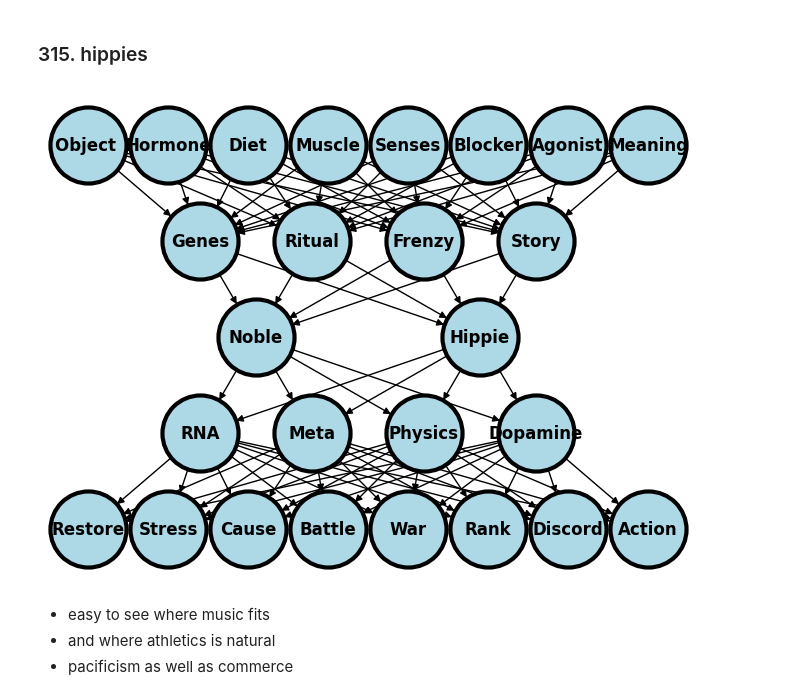
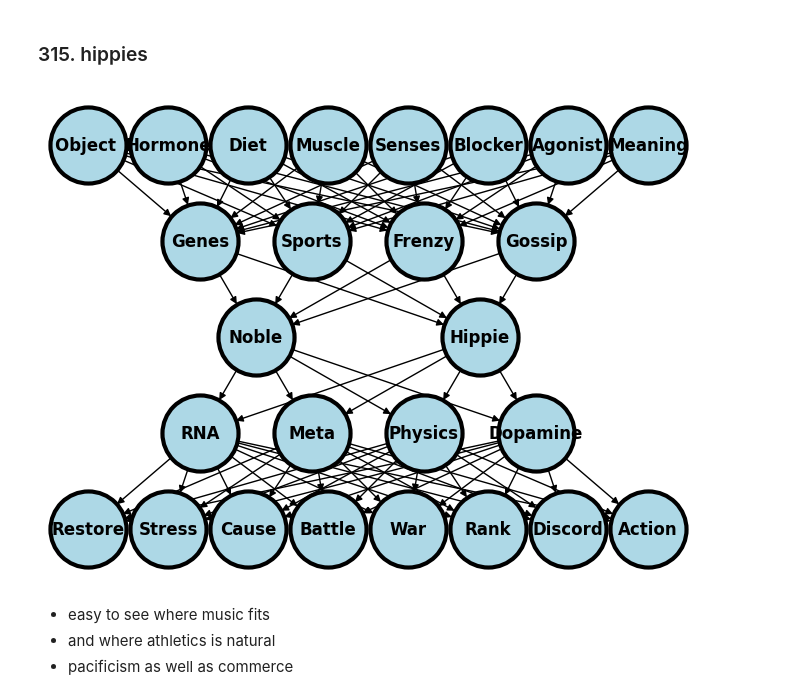
Before and after one commit to muzaale/book, a Jupyter notebook: _build/jupyter_execute/bilowozo.ipynb, the cells around one changed output. Drawn from its saved outputs; the diff is of its cells as text; code cells hidden in the pictures.

Commit message:
hierarchy: nobel vs. hippie

```diff
--- a/_build/jupyter_execute/bilowozo.ipynb
+++ b/_build/jupyter_execute/bilowozo.ipynb
@@ -6814,9 +6814,9 @@ G.add_node("Agonist",  pos = (6, 5) )
 G.add_node("Meaning",  pos = (7, 5) )
 
 G.add_node("Genes",  pos = (1.4, 4) )
-G.add_node("Ritual",  pos = (2.8, 4) )
+G.add_node("Sports",  pos = (2.8, 4) )
 G.add_node("Frenzy",  pos = (4.2, 4) )
-G.add_node("Story",  pos = (5.6, 4) )
+G.add_node("Gossip",  pos = (5.6, 4) )
 
 G.add_node("Noble",  pos = (2.1, 3) )
 G.add_node("Hippie",  pos = (4.9, 3) )
@@ -6836,50 +6836,50 @@ G.add_node("Rank",  pos = (5, 1) )
 G.add_node("Discord",  pos = (6, 1) )
 G.add_node("Action",  pos = (7, 1) )
 
-G.add_edges_from([ ("Object ", "Genes"),  ("Object ", "Ritual"),  ("Object ", "Frenzy"),  ("Object ", "Story")])
-G.add_edges_from([ ("Hormone", "Genes"),  ("Hormone", "Ritual"),  ("Hormone", "Frenzy"),  ("Hormone", "Story")])
-G.add_edges_from([ ("Diet", "Genes"),  ("Diet", "Ritual"),  ("Diet", "Frenzy"),  ("Diet", "Story")])
-G.add_edges_from([ ("Muscle", "Genes"),  ("Muscle", "Ritual"),  ("Muscle", "Frenzy"),  ("Muscle", "Story")])
-G.add_edges_from([ ("Senses", "Genes"),  ("Senses", "Ritual"),  ("Senses", "Frenzy"),  ("Senses", "Story")])
-G.add_edges_from([ ("Blocker", "Genes"),  ("Blocker", "Ritual"),  ("Blocker", "Frenzy"),  ("Blocker", "Story")])
-G.add_edges_from([ ("Agonist", "Genes"),  ("Agonist", "Ritual"),  ("Agonist", "Frenzy"),  ("Agonist", "Story")])
-G.add_edges_from([ ("Meaning", "Genes"),  ("Meaning", "Ritual"),  ("Meaning", "Frenzy"),  ("Meaning", "Story")])
+G.add_edges_from([ ("Object ", "Genes"),  ("Object ", "Sports"),  ("Object ", "Frenzy"),  ("Object ", "Gossip")])
+G.add_edges_from([ ("Hormone", "Genes"),  ("Hormone", "Sports"),  ("Hormone", "Frenzy"),  ("Hormone", "Gossip")])
+G.add_edges_from([ ("Diet", "Genes"),  ("Diet", "Sports"),  ("Diet", "Frenzy"),  ("Diet", "Gossip")])
+G.add_edges_from([ ("Muscle", "Genes"),  ("Muscle", "Sports"),  ("Muscle", "Frenzy"),  ("Muscle", "Gossip")])
+G.add_edges_from([ ("Senses", "Genes"),  ("Senses", "Sports"),  ("Senses", "Frenzy"),  ("Senses", "Gossip")])
+G.add_edges_from([ ("Blocker", "Genes"),  ("Blocker", "Sports"),  ("Blocker", "Frenzy"),  ("Blocker", "Gossip")])
+G.add_edges_from([ ("Agonist", "Genes"),  ("Agonist", "Sports"),  ("Agonist", "Frenzy"),  ("Agonist", "Gossip")])
+G.add_edges_from([ ("Meaning", "Genes"),  ("Meaning", "Sports"),  ("Meaning", "Frenzy"),  ("Meaning", "Gossip")])
 
 G.add_edges_from([ ("Genes", "Noble"),  ("Genes", "Hippie")])
-G.add_edges_from([ ("Ritual", "Noble"),  ("Ritual", "Hippie")])
+G.add_edges_from([ ("Sports", "Noble"),  ("Sports", "Hippie")])
 G.add_edges_from([ ("Frenzy", "Noble"),  ("Frenzy", "Hippie")])
-G.add_edges_from([ ("Story", "Noble"),  ("Story", "Hippie")])
+G.add_edges_from([ ("Gossip", "Noble"),  ("Gossip", "Hippie")])
 
 
 G.add_edges_from([ ("Noble", "RNA"),  ("Noble", "Meta"),  ("Noble", "Physics"),  ("Noble", "Dopamine")])
 G.add_edges_from([ ("Hippie", "RNA"),  ("Hippie", "Meta"),  ("Hippie", "Physics"),  ("Hippie", "Dopamine")])
 
 G.add_edges_from([ ("RNA", "Restore"),  ("RNA", "Stress"),  ("RNA", "Cause"),  ("RNA", "Battle")])
 G.add_edges_from([ ("RNA", "War"),  ("RNA", "Rank"),  ("RNA", "Discord"),  ("RNA", "Action")])
 G.add_edges_from([ ("Meta", "Restore"),  ("Meta", "Stress"),  ("Meta", "Cause"),  ("Meta", "Battle")])
 G.add_edges_from([ ("Meta", "War"),  ("Meta", "Rank"),  ("Meta", "Discord"),  ("Meta", "Action")])
 G.add_edges_from([ ("Physics", "Restore"),  ("Physics", "Stress"),  ("Physics", "Cause"),  ("Physics", "Battle")])
 G.add_edges_from([ ("Physics", "War"),  ("Physics", "Rank"),  ("Physics", "Discord"),  ("Physics", "Action")])
 G.add_edges_from([ ("Dopamine", "Restore"),  ("Dopamine", "Stress"),  ("Dopamine", "Cause"),  ("Dopamine", "Battle")])
 G.add_edges_from([ ("Dopamine", "War"),  ("Dopamine", "Rank"),  ("Dopamine", "Discord"),  ("Dopamine", "Action")])
 
 
 #G.add_edges_from([("H11", "H21"), ("H11", "H22"), ("H12", "H21"), ("H12", "H22")])
 #G.add_edges_from([("H21", "Y"), ("H22", "Y")])
 nx.draw(G,
         nx.get_node_attributes(G, 'pos'),
         with_labels=True,
         font_weight='bold',
         node_size = 3000,
         node_color = "lightblue",
         linewidths = 3)
 ax= plt.gca()
 ax.collections[0].set_edgecolor("#000000")
 ax.set_xlim([-.5, 7.5])
 ax.set_ylim([.5, 5.5])
 plt.show()
 # %% [output]
-[figure, old version]
+[figure, new version]
 # %% [markdown]
 + easy to see where music fits
 + and where athletics is natural
```
Also changed, not shown: parts of 1 cell of this notebook, 6 other files.
